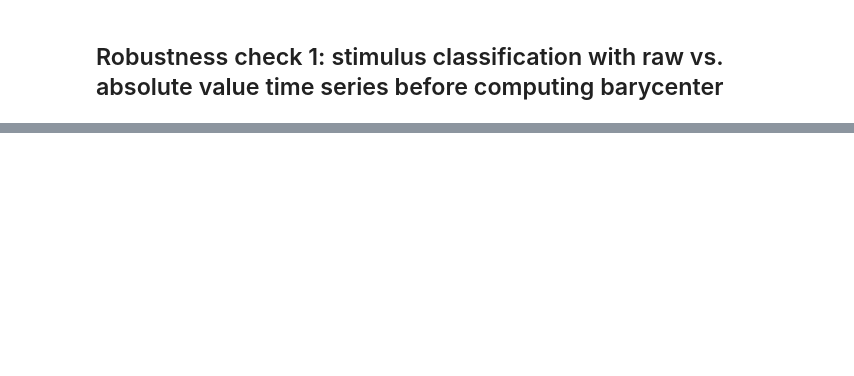
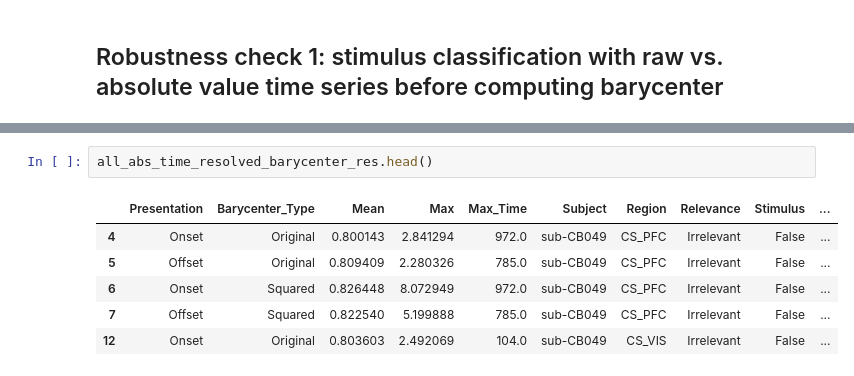
Before and after one commit to anniegbryant/MEG_functional_connectivity, a Jupyter notebook: classification/barycenter_robustness_checks.ipynb, the cells around one changed output, grey strips where cells are left out. Saved outputs shown, nothing was run; the diff lists cells and outputs as text; blank space fills up the shorter version.

```diff
--- a/classification/barycenter_robustness_checks.ipynb
+++ b/classification/barycenter_robustness_checks.ipynb
@@ -198,0 +112,9 @@ comparing_between_stimulus_types_classification_results = pd.concat(comparing_be
+# %%
+all_abs_time_resolved_barycenter_res.head()
+# %% [output]
+|  | Presentation | Barycenter_Type | Mean | Max | Max_Time | Subject | Region | Relevance | Stimulus | ... |
+| 4 | Onset | Original | 0.800143 | 2.841294 | 972.0 | sub-CB049 | CS_PFC | Irrelevant | False | ... |
+| 5 | Offset | Original | 0.809409 | 2.280326 | 785.0 | sub-CB049 | CS_PFC | Irrelevant | False | ... |
+| 6 | Onset | Squared | 0.826448 | 8.072949 | 972.0 | sub-CB049 | CS_PFC | Irrelevant | False | ... |
+| 7 | Offset | Squared | 0.822540 | 5.199888 | 785.0 | sub-CB049 | CS_PFC | Irrelevant | False | ... |
+| 12 | Onset | Original | 0.803603 | 2.492069 | 104.0 | sub-CB049 | CS_VIS | Irrelevant | False | ... |
```
Also changed, not shown: parts of 9 cells of this notebook, 13 other files.
